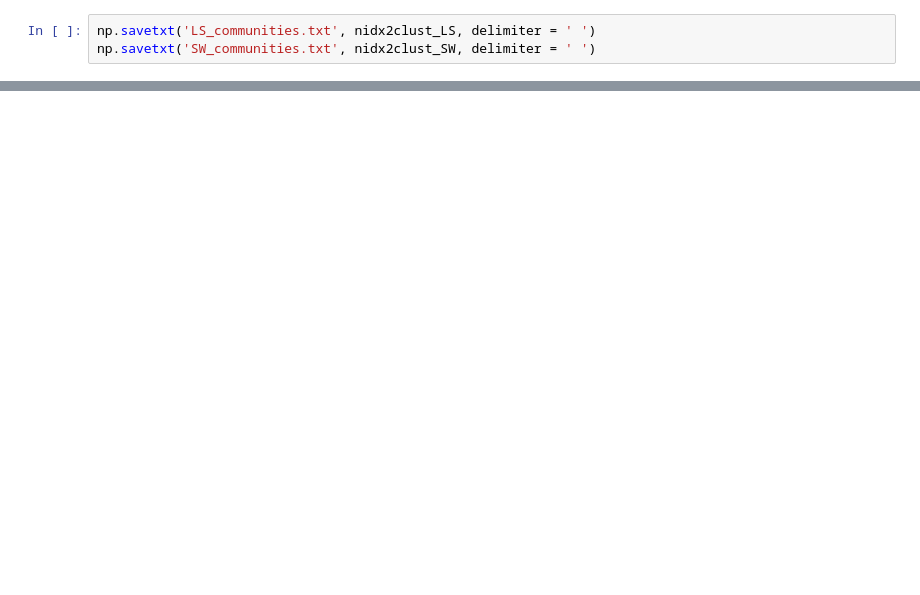
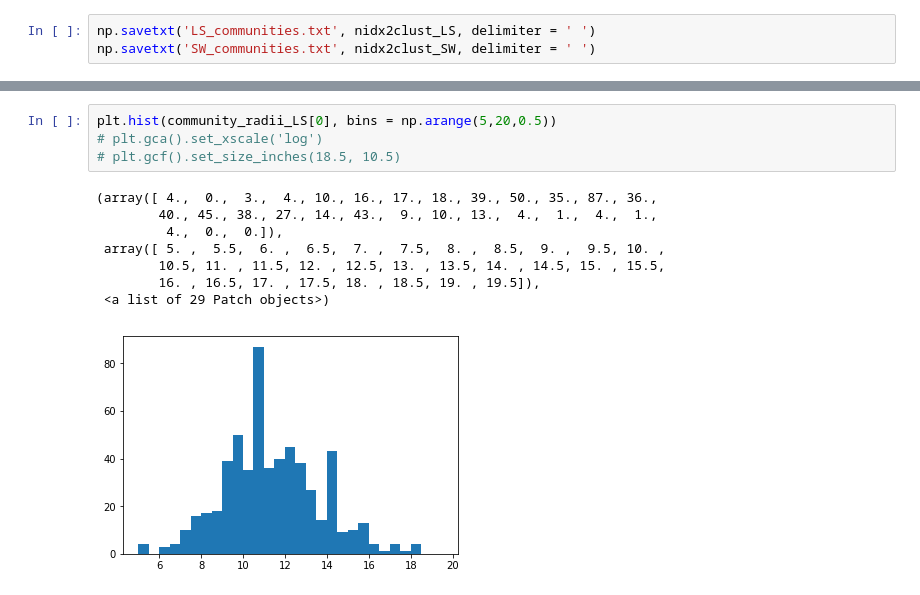
Before and after one commit to magdyksaleh/cs224w_ssm, a Jupyter notebook: notebooks/community.ipynb, the cells around one changed output, grey strips where cells are left out. Saved outputs shown, nothing was run; the diff lists cells and outputs as text; blank space fills up the shorter version.

```diff
--- a/notebooks/community.ipynb
+++ b/notebooks/community.ipynb
@@ -86,0 +111,13 @@ np.savetxt('SW_communities.txt', nidx2clust_SW, delimiter = ' ')
+# %%
+plt.hist(community_radii_LS[0], bins = np.arange(5,20,0.5))
+# plt.gca().set_xscale('log')
+# plt.gcf().set_size_inches(18.5, 10.5)
+# %% [output]
+(array([ 4.,  0.,  3.,  4., 10., 16., 17., 18., 39., 50., 35., 87., 36.,
+        40., 45., 38., 27., 14., 43.,  9., 10., 13.,  4.,  1.,  4.,  1.,
+         4.,  0.,  0.]),
+ array([ 5. ,  5.5,  6. ,  6.5,  7. ,  7.5,  8. ,  8.5,  9. ,  9.5, 10. ,
+        10.5, 11. , 11.5, 12. , 12.5, 13. , 13.5, 14. , 14.5, 15. , 15.5,
+        16. , 16.5, 17. , 17.5, 18. , 18.5, 19. , 19.5]),
+ <a list of 29 Patch objects>)
+[figure, added]
```
Also changed, not shown: parts of 15 cells of this notebook, 2 other files.
